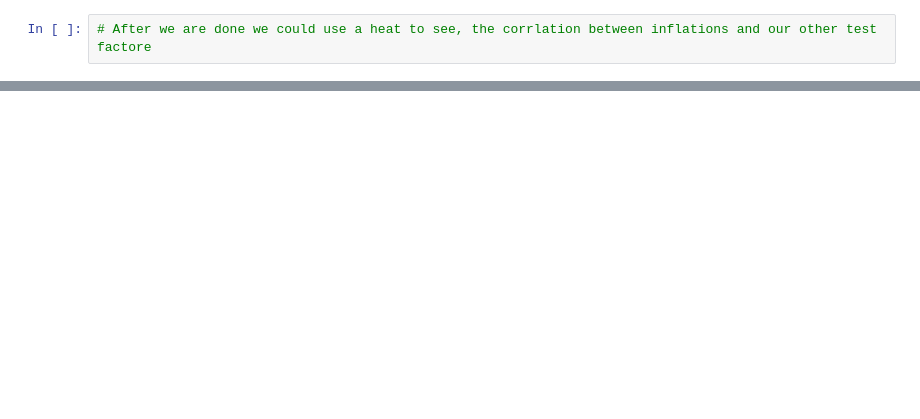
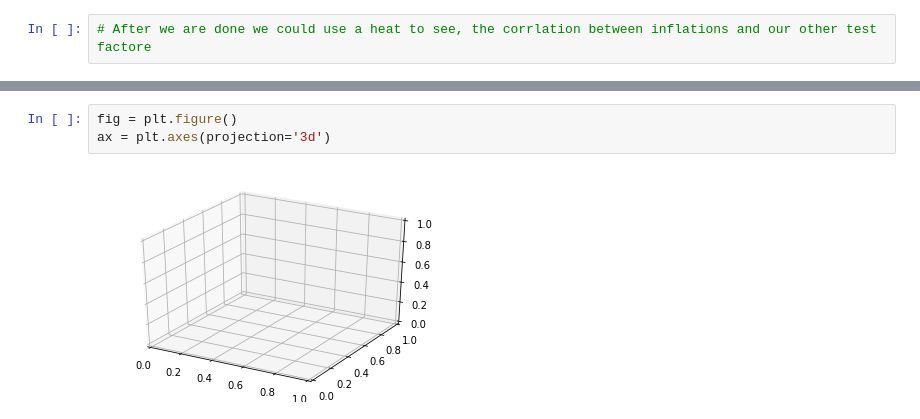
Before and after one commit to 44nash/project_1, a Jupyter notebook: zimbabwe_inflation.ipynb, the cells around one changed output, grey strips where cells are left out. Drawn from its saved outputs; the diff is of its cells as text; blank space fills up the shorter version.

```diff
--- a/zimbabwe_inflation.ipynb
+++ b/zimbabwe_inflation.ipynb
@@ -109,0 +69,5 @@ or from the matplotlib source distribution
+# %%
+fig = plt.figure()
+ax = plt.axes(projection='3d')
+# %% [output]
+[figure, added]
```
Also changed, not shown: parts of 9 cells of this notebook.
